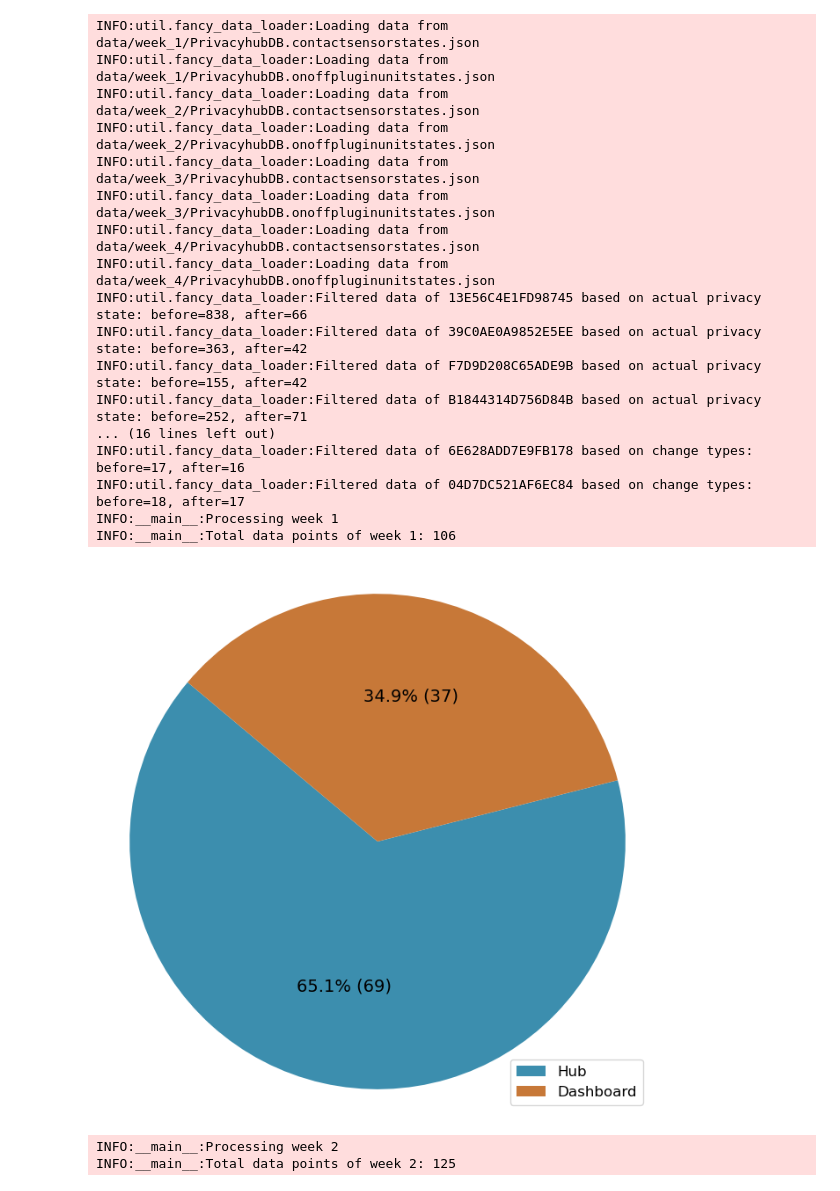
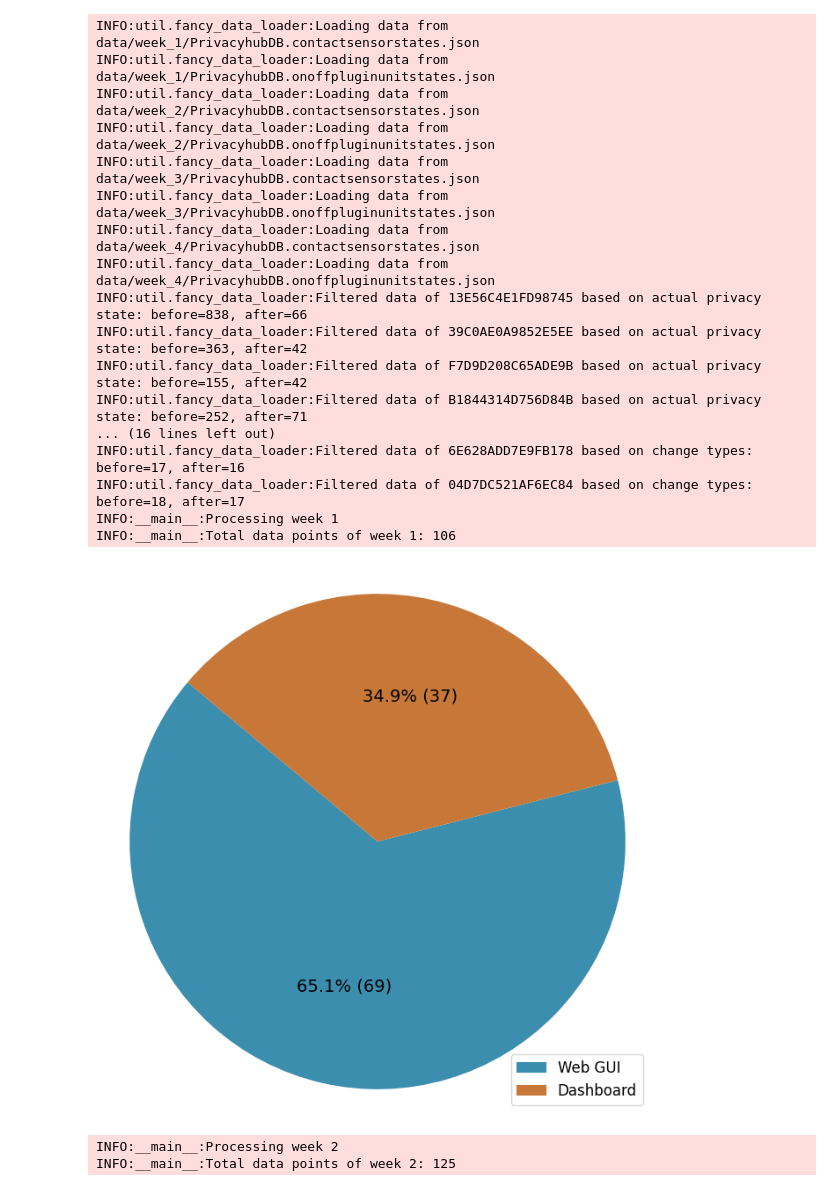
Before and after one commit to DavidMueller1/master-thesis-jupyter-plots, a Jupyter notebook: smartHome_privacyStateChangeLocations.ipynb, the cells around one changed output. Saved outputs shown, nothing was run; the diff lists cells and outputs as text; code cells hidden in the pictures.

Commit message:
Change legend text for pie charts (state locations)

```diff
--- a/smartHome_privacyStateChangeLocations.ipynb
+++ b/smartHome_privacyStateChangeLocations.ipynb
@@ -12,13 +12,13 @@ logger = logging.getLogger(__name__)
 
 # Create a mapping dictionary for privacyState values
 change_type_mapping = {
-    data_loader.ChangeType["PRIVACY_STATE_HUB"]: 'Hub',
+    data_loader.ChangeType["PRIVACY_STATE_HUB"]: 'Web GUI',
     data_loader.ChangeType["PRIVACY_STATE_PROXY"]: 'Dashboard',
 }
 
 # Create a color mapping dictionary for privacyState values
 color_mapping = {
-    'Hub': '#3c8eae',
+    'Web GUI': '#3c8eae',
     'Dashboard': '#c77838',
 }
 
@@ -109,33 +109,33 @@ sizes = [output_data_mean[label] for label in labels]
 colors = [color_mapping[label] for label in labels]
 
 # Create the pie chart
 plt.figure(figsize=(8, 8))
 plt.pie(sizes, autopct=autopct_format(sizes), startangle=140, colors=colors, textprops={'fontsize': 14})
 plt.axis('equal')  # Equal aspect ratio ensures that pie is drawn as a circle.
 # Add a legend
 plt.legend(loc='lower right', labels=labels)
 
 plt.savefig('output/state_change_location_all.pdf', format='pdf')
 
 plt.show()
 # %% [output]
 INFO:util.fancy_data_loader:Loading data from data/week_1/PrivacyhubDB.contactsensorstates.json
 INFO:util.fancy_data_loader:Loading data from data/week_1/PrivacyhubDB.onoffpluginunitstates.json
 INFO:util.fancy_data_loader:Loading data from data/week_2/PrivacyhubDB.contactsensorstates.json
 INFO:util.fancy_data_loader:Loading data from data/week_2/PrivacyhubDB.onoffpluginunitstates.json
 INFO:util.fancy_data_loader:Loading data from data/week_3/PrivacyhubDB.contactsensorstates.json
 INFO:util.fancy_data_loader:Loading data from data/week_3/PrivacyhubDB.onoffpluginunitstates.json
 INFO:util.fancy_data_loader:Loading data from data/week_4/PrivacyhubDB.contactsensorstates.json
 INFO:util.fancy_data_loader:Loading data from data/week_4/PrivacyhubDB.onoffpluginunitstates.json
 INFO:util.fancy_data_loader:Filtered data of 13E56C4E1FD98745 based on actual privacy state: before=838, after=66
 INFO:util.fancy_data_loader:Filtered data of 39C0AE0A9852E5EE based on actual privacy state: before=363, after=42
 INFO:util.fancy_data_loader:Filtered data of F7D9D208C65ADE9B based on actual privacy state: before=155, after=42
 INFO:util.fancy_data_loader:Filtered data of B1844314D756D84B based on actual privacy state: before=252, after=71
 ... (16 lines left out)
 INFO:util.fancy_data_loader:Filtered data of 6E628ADD7E9FB178 based on change types: before=17, after=16
 INFO:util.fancy_data_loader:Filtered data of 04D7DC521AF6EC84 based on change types: before=18, after=17
 INFO:__main__:Processing week 1
 INFO:__main__:Total data points of week 1: 106
-[figure, old version]
+[figure, new version]
 INFO:__main__:Processing week 2
 INFO:__main__:Total data points of week 2: 125
```
Also changed, not shown: parts of 1 cell of this notebook.
